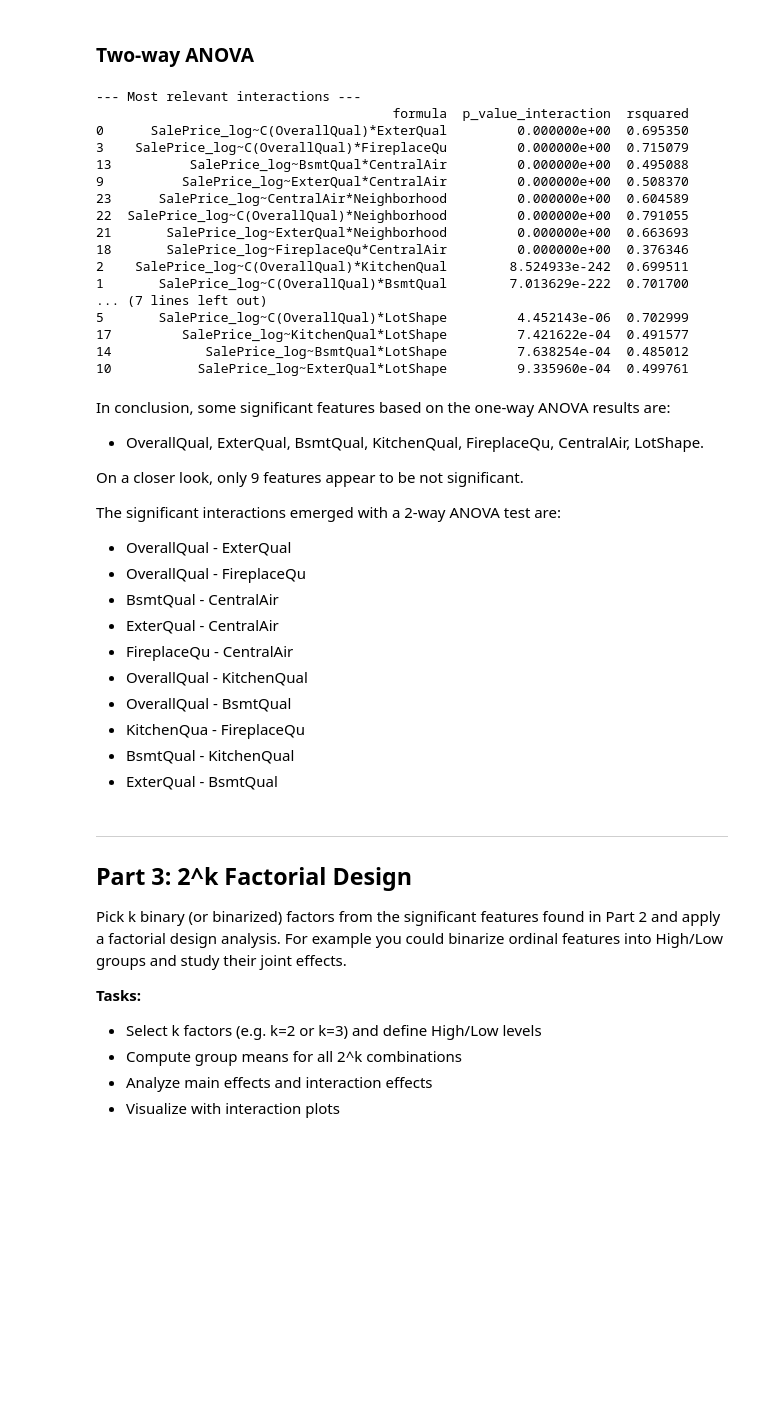
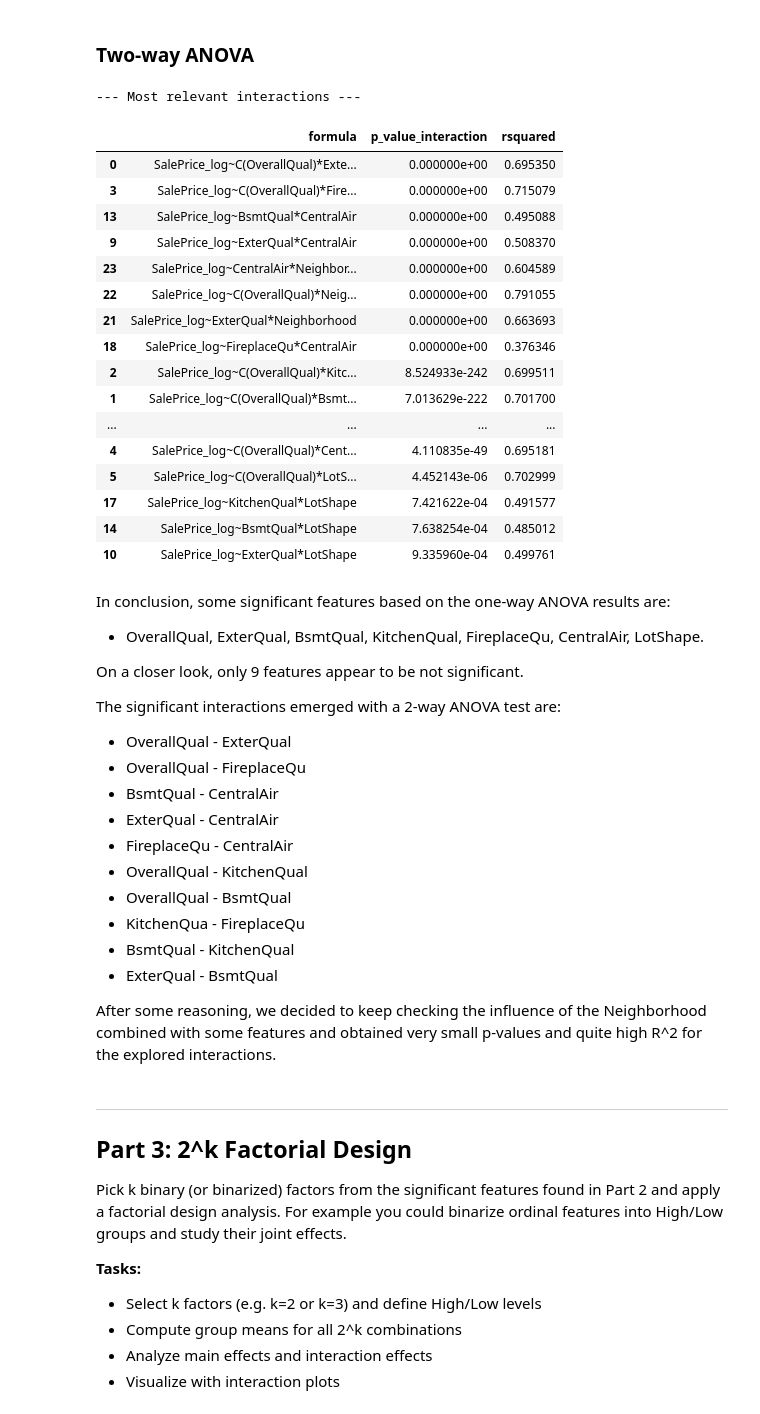
Before and after one commit to cpalescan/cstat, a Jupyter notebook: project_MAIN.ipynb, the cells around one changed output. Cells and saved outputs as stored; diff of their text form; code cells hidden in the pictures; blank space fills up the shorter version.

```diff
--- a/project_MAIN.ipynb
+++ b/project_MAIN.ipynb
@@ -629,51 +722,49 @@ combinations = ["SalePrice_log~C(OverallQual)*ExterQual", "SalePrice_log~C(Overa
 # %%
 results_list = []
 warnings.filterwarnings('ignore', category=sm.stats.stattools.ValueWarning)
 
 for f in combinations:
     try:
         model = ols(f, data=train).fit()
         anova_table = sm.stats.anova_lm(model, typ=2)
 
         p_val_interaction = anova_table.iloc[2]['PR(>F)']
 
         results_list.append({
             'formula': f,
             'p_value_interaction': p_val_interaction,
             'rsquared': model.rsquared
         })
 
     except Exception as e:
         print(f"Exception: {e}")
         continue
 
 anova_results = pd.DataFrame(results_list)
 
 significant_results = anova_results[anova_results['p_value_interaction'] < 0.05].sort_values(by='p_value_interaction')
 
 print("\n--- Most relevant interactions ---")
-if not significant_results.empty:
-    print(significant_results)
-else:
-    print("No significant result has been found.")
+significant_results
 # %% [output]
 --- Most relevant interactions ---
-                                      formula  p_value_interaction  rsquared
-0      SalePrice_log~C(OverallQual)*ExterQual         0.000000e+00  0.695350
-3    SalePrice_log~C(OverallQual)*FireplaceQu         0.000000e+00  0.715079
-13          SalePrice_log~BsmtQual*CentralAir         0.000000e+00  0.495088
-9          SalePrice_log~ExterQual*CentralAir         0.000000e+00  0.508370
-23      SalePrice_log~CentralAir*Neighborhood         0.000000e+00  0.604589
-22  SalePrice_log~C(OverallQual)*Neighborhood         0.000000e+00  0.791055
-21       SalePrice_log~ExterQual*Neighborhood         0.000000e+00  0.663693
-18       SalePrice_log~FireplaceQu*CentralAir         0.000000e+00  0.376346
-2    SalePrice_log~C(OverallQual)*KitchenQual        8.524933e-242  0.699511
-1       SalePrice_log~C(OverallQual)*BsmtQual        7.013629e-222  0.701700
-... (7 lines left out)
-5       SalePrice_log~C(OverallQual)*LotShape         4.452143e-06  0.702999
-17         SalePrice_log~KitchenQual*LotShape         7.421622e-04  0.491577
-14            SalePrice_log~BsmtQual*LotShape         7.638254e-04  0.485012
-10           SalePrice_log~ExterQual*LotShape         9.335960e-04  0.499761
+|  | formula | p_value_interaction | rsquared |
+| 0 | SalePrice_log~C(OverallQual)*Exte... | 0.000000e+00 | 0.695350 |
+| 3 | SalePrice_log~C(OverallQual)*Fire... | 0.000000e+00 | 0.715079 |
+| 13 | SalePrice_log~BsmtQual*CentralAir | 0.000000e+00 | 0.495088 |
+| 9 | SalePrice_log~ExterQual*CentralAir | 0.000000e+00 | 0.508370 |
+| 23 | SalePrice_log~CentralAir*Neighbor... | 0.000000e+00 | 0.604589 |
+| 22 | SalePrice_log~C(OverallQual)*Neig... | 0.000000e+00 | 0.791055 |
+| 21 | SalePrice_log~ExterQual*Neighborhood | 0.000000e+00 | 0.663693 |
+| 18 | SalePrice_log~FireplaceQu*CentralAir | 0.000000e+00 | 0.376346 |
+| 2 | SalePrice_log~C(OverallQual)*Kitc... | 8.524933e-242 | 0.699511 |
+| 1 | SalePrice_log~C(OverallQual)*Bsmt... | 7.013629e-222 | 0.701700 |
+| ... | ... | ... | ... |
+| 4 | SalePrice_log~C(OverallQual)*Cent... | 4.110835e-49 | 0.695181 |
+| 5 | SalePrice_log~C(OverallQual)*LotS... | 4.452143e-06 | 0.702999 |
+| 17 | SalePrice_log~KitchenQual*LotShape | 7.421622e-04 | 0.491577 |
+| 14 | SalePrice_log~BsmtQual*LotShape | 7.638254e-04 | 0.485012 |
+| 10 | SalePrice_log~ExterQual*LotShape | 9.335960e-04 | 0.499761 |
 # %% [markdown]
 In conclusion, some significant features based on the one-way ANOVA results are:
 - OverallQual, ExterQual, BsmtQual, KitchenQual, FireplaceQu, CentralAir, LotShape.
@@ -691,6 +782,8 @@ The significant interactions emerged with a 2-way ANOVA test are:
 - KitchenQua - FireplaceQu
 - BsmtQual - KitchenQual
 - ExterQual - BsmtQual
+
+After some reasoning, we decided to keep checking the influence of the Neighborhood combined with some features and obtained very small p-values and quite high R^2 for the explored interactions.
 # %% [markdown]
 ---
 ## Part 3: 2^k Factorial Design
```
Also changed, not shown: parts of 7 cells of this notebook.
